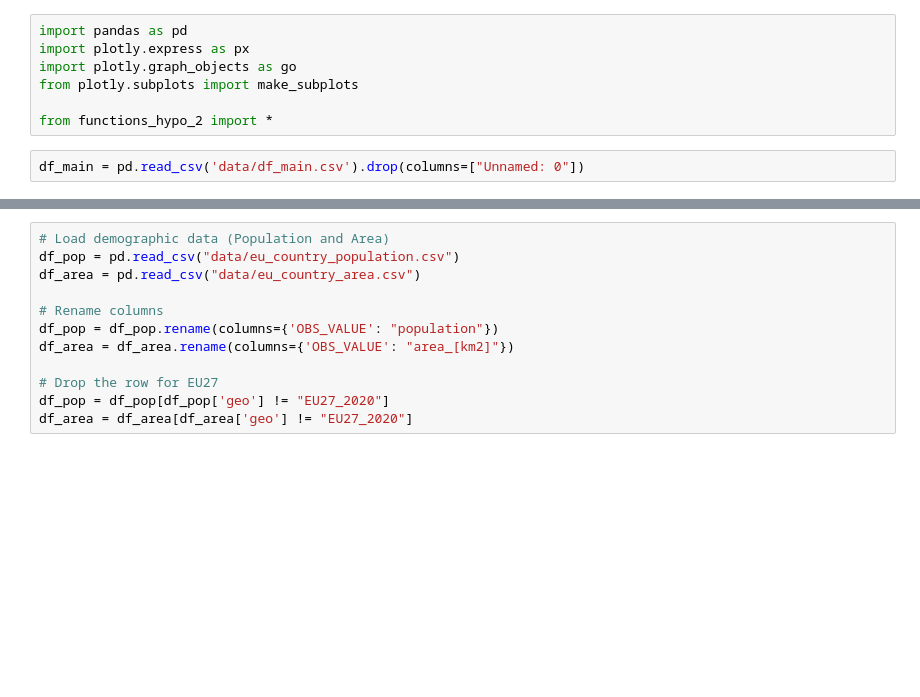
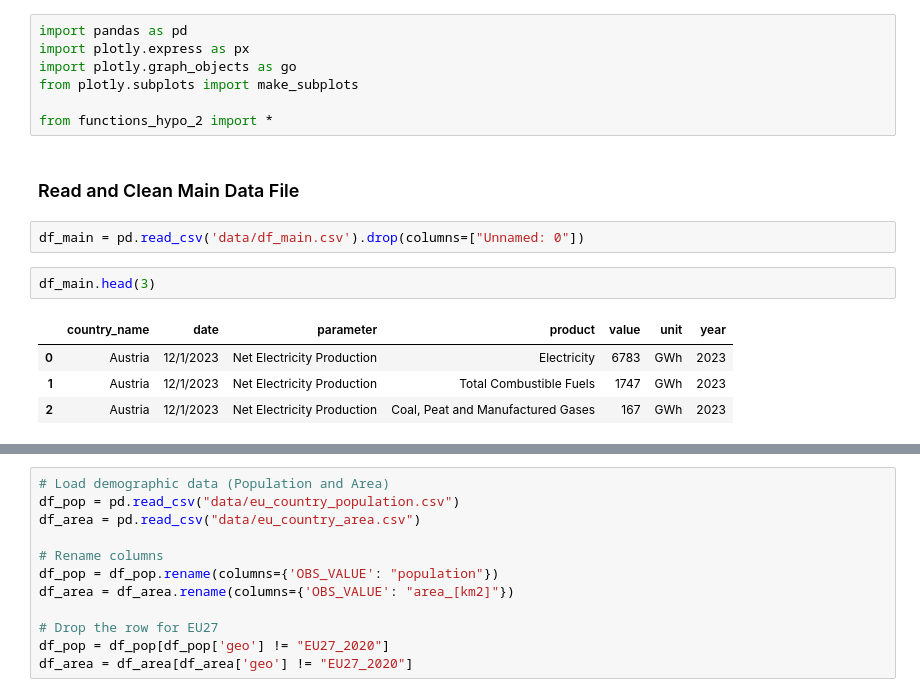
Before and after one commit to NGravereaux/portfolio-project-renewable-evergy-analysis, a Jupyter notebook: hypothesis_2_solar.ipynb, the cells around one changed output, grey strips where cells are left out. Cells and saved outputs as stored; diff of their text form; blank space fills up the shorter version.

```diff
--- a/hypothesis_2_solar.ipynb
+++ b/hypothesis_2_solar.ipynb
@@ -5,5 +5,14 @@ import plotly.graph_objects as go
 from plotly.subplots import make_subplots
 
 from functions_hypo_2 import *
+# %% [markdown]
+### Read and Clean Main Data File
 # %%
 df_main = pd.read_csv('data/df_main.csv').drop(columns=["Unnamed: 0"])
+# %%
+df_main.head(3)
+# %% [output]
+|  | country_name | date | parameter | product | value | unit | year |
+| 0 | Austria | 12/1/2023 | Net Electricity Production | Electricity | 6783 | GWh | 2023 |
+| 1 | Austria | 12/1/2023 | Net Electricity Production | Total Combustible Fuels | 1747 | GWh | 2023 |
+| 2 | Austria | 12/1/2023 | Net Electricity Production | Coal, Peat and Manufactured Gases | 167 | GWh | 2023 |
```
Also changed, not shown: parts of 22 cells of this notebook, 7 other files.
